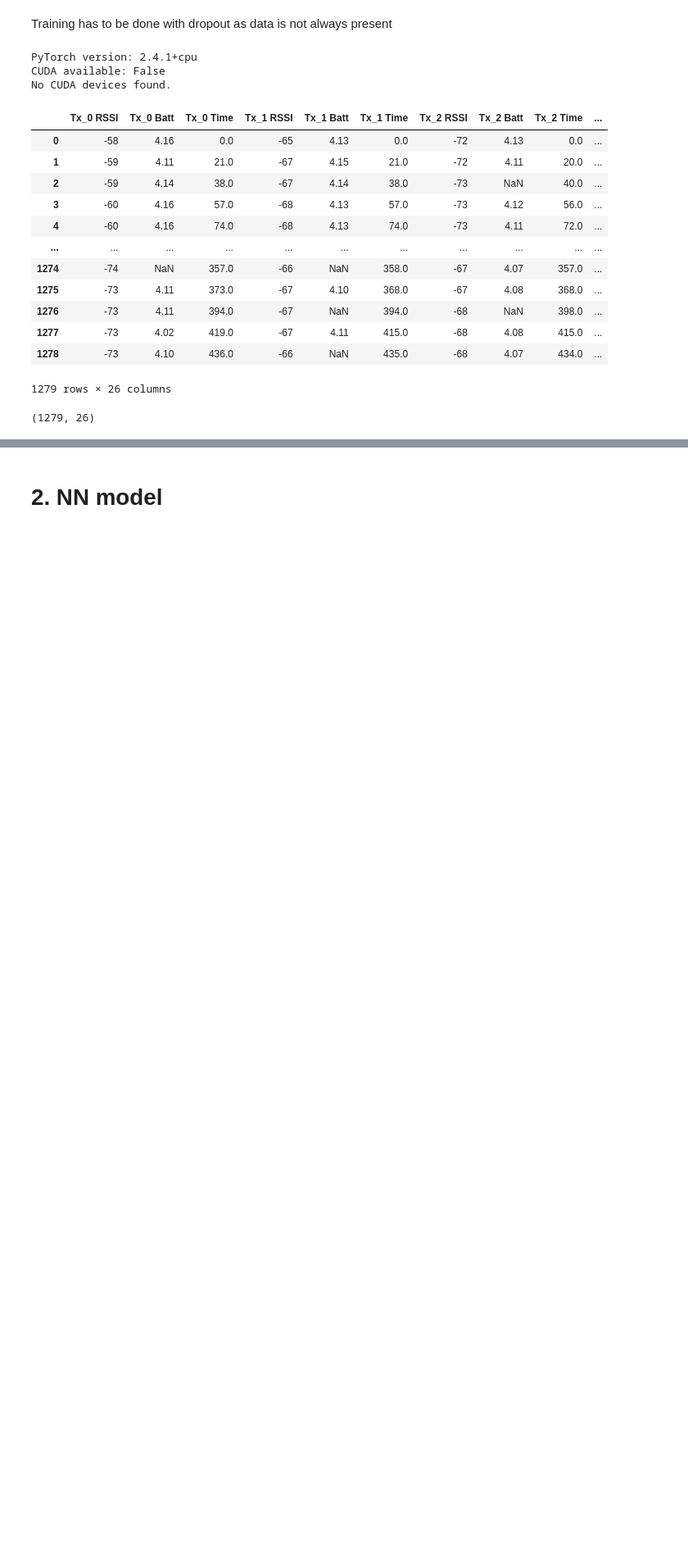
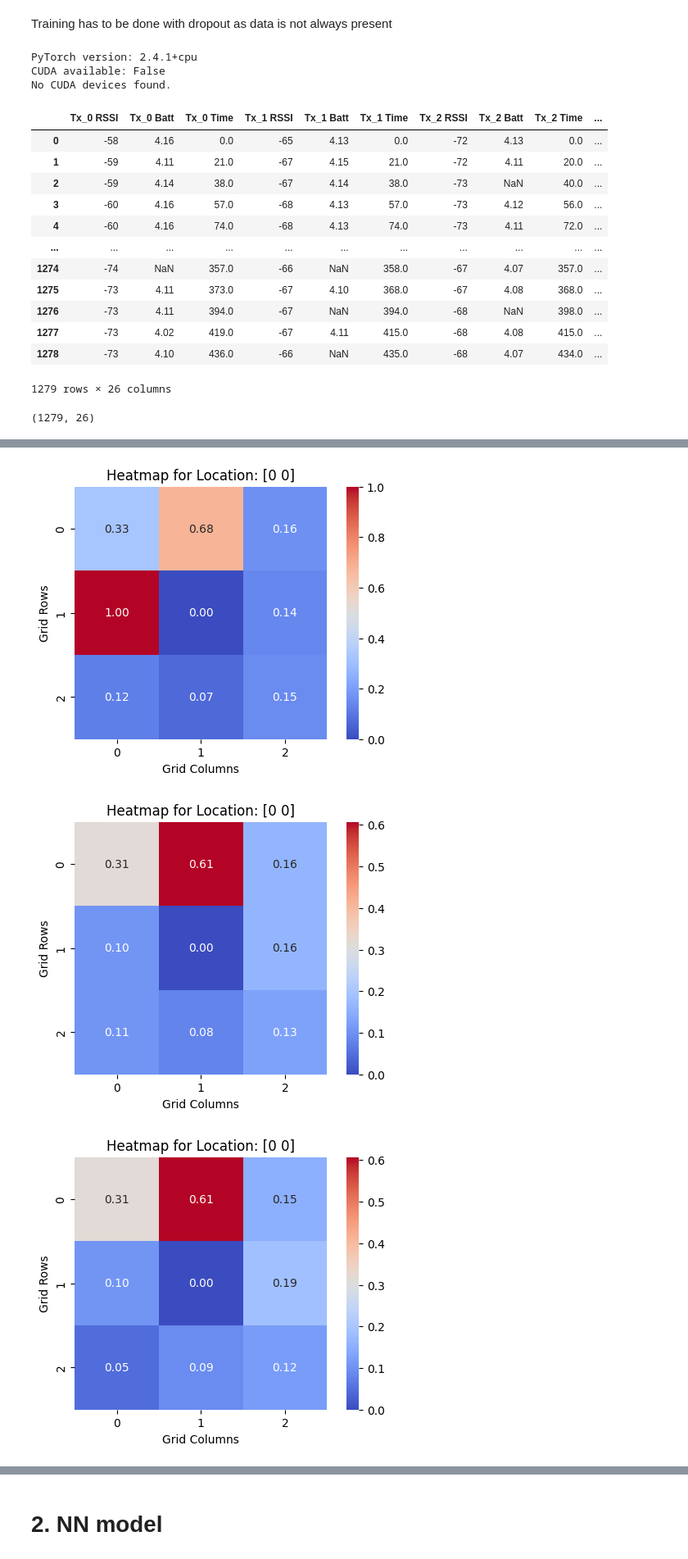
Before and after one commit to RandallCher/FYP, a Jupyter notebook: NN_CNN.ipynb, the cells around one changed output, grey strips where cells are left out. Shown at 82% size. Saved outputs shown, nothing was run; the diff lists cells and outputs as text; code cells hidden in the pictures; blank space fills up the shorter version.

Commit message:
DNN grid commit

```diff
--- a/NN_CNN.ipynb
+++ b/NN_CNN.ipynb
@@ -184,0 +111,21 @@ Labels shape: (64, 2)
+# %%
+location_groups = cleaned_df.groupby(['X_Coord', 'Y_Coord'])
+cnn_input_data = []
+cnn_labels = []
+
+for location, group in location_groups:
+    rssi_values = group[rssi_columns].values
+    for sample in rssi_values:
+        heatmap = np.zeros((3, 3))
+        heatmap[0, :] = sample[:3]
+        heatmap[1, 0] = sample[3]
+        heatmap[1, 2] = sample[4]
+        heatmap[2, :] = sample[5:]
+        cnn_input_data.append(heatmap)
+        cnn_labels.append(location)
+
+cnn_input_data = np.array(cnn_input_data)
+cnn_labels = np.array(cnn_labels)
+
+print(f"Input data shape for CNN: {cnn_input_data.shape}")
+print(f"Labels shape: {cnn_labels.shape}")
@@ -184,0 +135,14 @@ Labels shape: (64, 2)
+# %%
+for idx, (heatmap, label) in enumerate(zip(cnn_input_data, cnn_labels)):
+    plt.figure(figsize=(6, 4))
+    sns.heatmap(heatmap, cmap='coolwarm', annot=True, cbar=True, square=True, fmt=".2f")
+    plt.title(f"Heatmap for Location: {label}")
+    plt.xlabel("Grid Columns")
+    plt.ylabel("Grid Rows")
+    plt.show()
+    if idx == 4:
+        break
+# %% [output]
+[figure, added]
+[figure, added]
+[figure, added]
```
Also changed, not shown: parts of 15 cells of this notebook, 13 other files.
